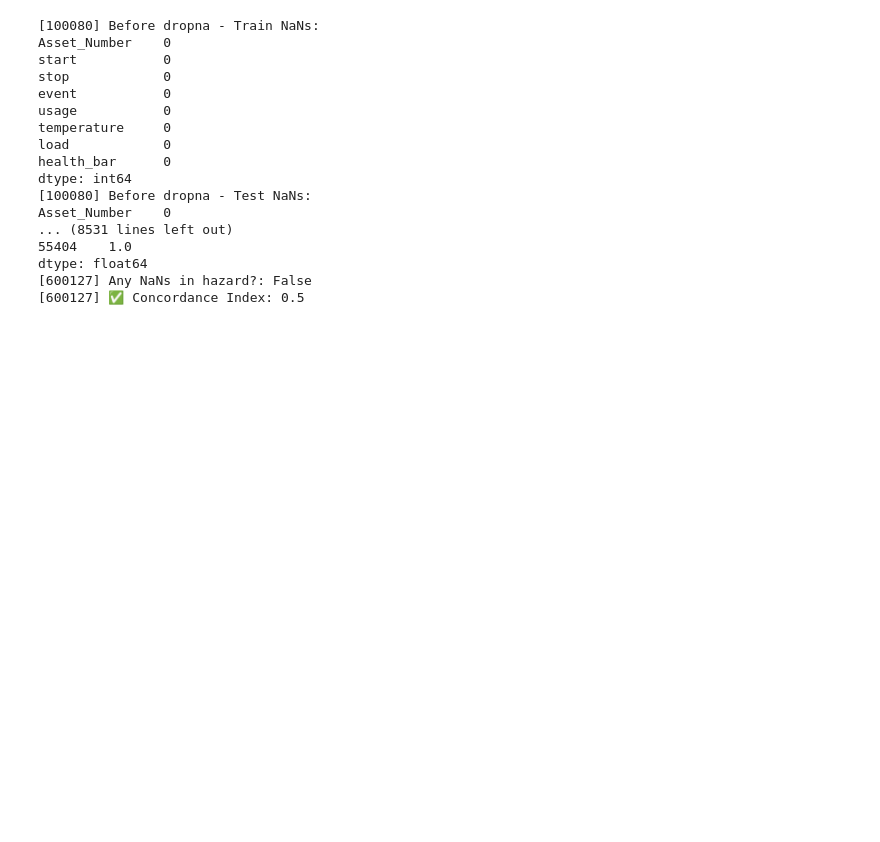
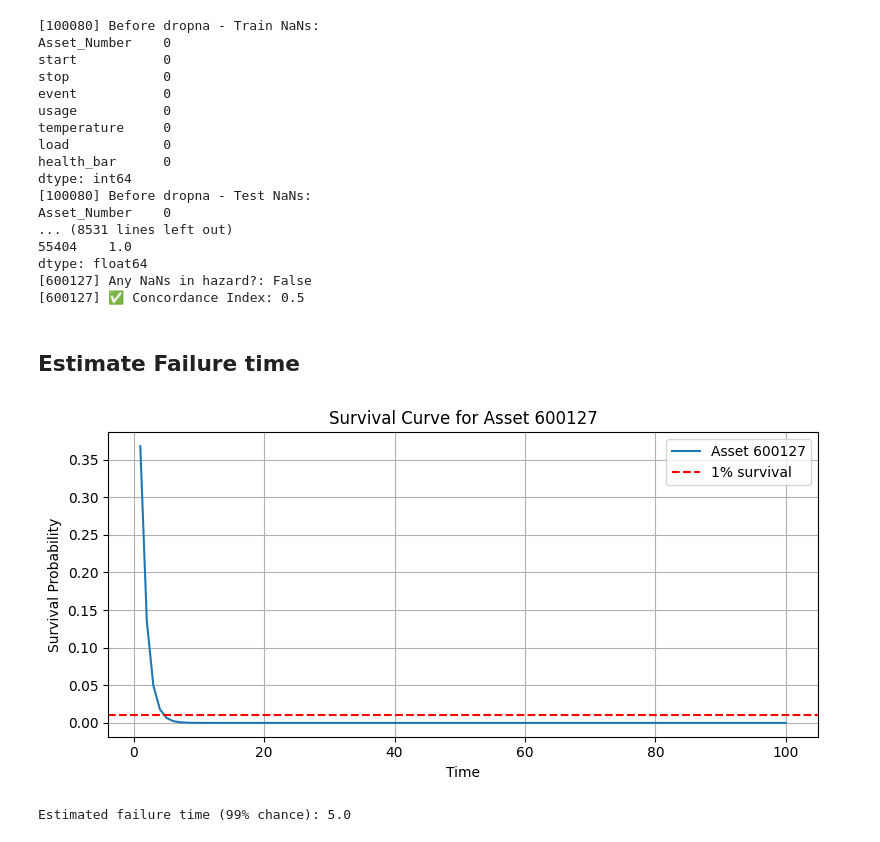
Before and after one commit to lakshmansierra/poc_survival_prediction, a Jupyter notebook: 01-Service-Now-Survival/3_service_now_predictive_maintenance.ipynb, the cells around one changed output. Cells and saved outputs as stored; diff of their text form; code cells hidden in the pictures; blank space fills up the shorter version.

```diff
--- a/01-Service-Now-Survival/3_service_now_predictive_maintenance.ipynb
+++ b/01-Service-Now-Survival/3_service_now_predictive_maintenance.ipynb
@@ -223,3 +223,5 @@ Asset_Number    0
 dtype: float64
 [600127] Any NaNs in hazard?: False
 [600127] ✅ Concordance Index: 0.5
+# %% [markdown]
+## Estimate Failure time
@@ -225,0 +279,11 @@ dtype: float64
+# %%
+asset_id = 600127
+model = results[asset_id]["model"]
+last_known_row = asset_dfs[asset_id].iloc[-1].copy()
+
+failure_time, survival_curve = estimate_failure_time(model, asset_id, last_known_row)
+
+print(f"Estimated failure time (99% chance): {failure_time}")
+# %% [output]
+[figure, added]
+Estimated failure time (99% chance): 5.0
```
Also changed, not shown: parts of 1 cell of this notebook.
